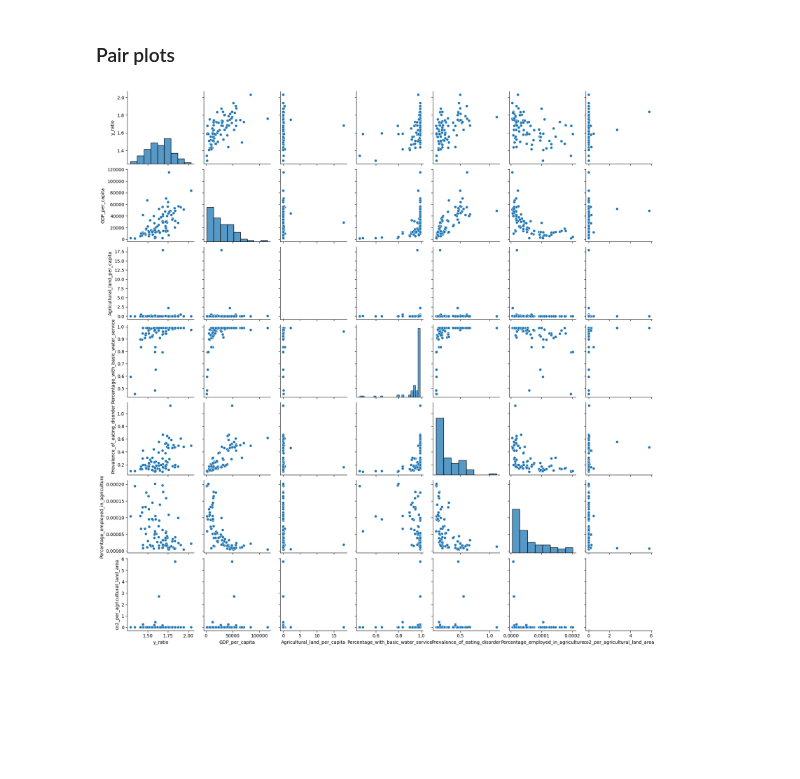
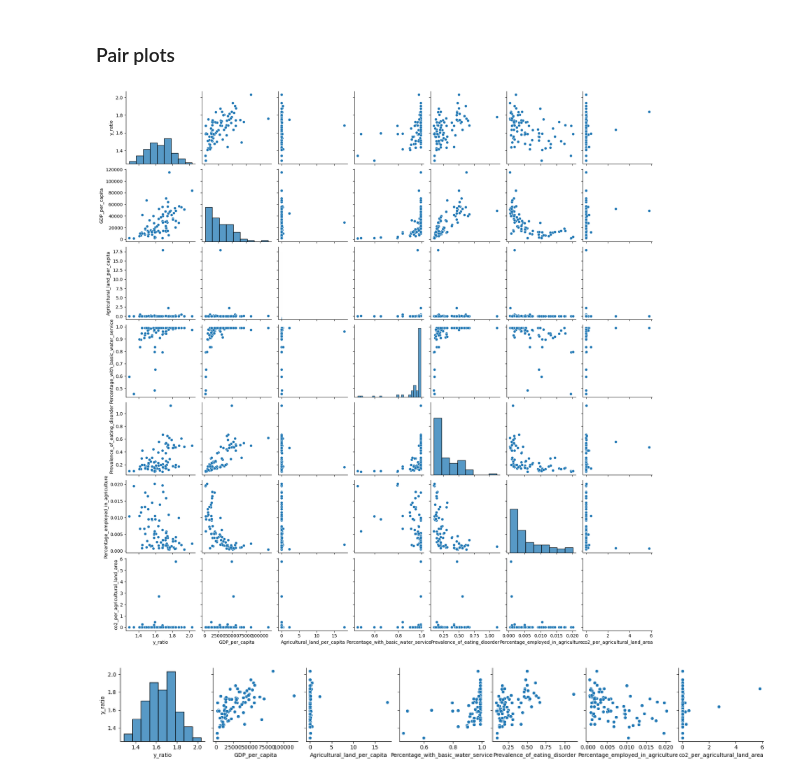
Before and after one commit to tanjoash/2D_data_driven_world, a Jupyter notebook: 2dwork/2D DDW.ipynb, the cells around one changed output. Drawn from its saved outputs; the diff is of its cells as text; code cells hidden in the pictures; blank space fills up the shorter version.

Commit message:
updated the data with pairplot, combined2018 csv v1

```diff
--- a/2dwork/2D DDW.ipynb
+++ b/2dwork/2D DDW.ipynb
@@ -235,7 +240,7 @@ df_eating_disorder_2018
 # %% [markdown]
 #### Getting unique countries for eating disorder data
 # %%
-df_eating_disorder_countries = df_eating_disorder_2018.Country.unique()
+df_eating_disorder_countries = df2018_eating_disorder.Country.unique()
 # %% [markdown]
 ### Extract number of people employed in agriculture data for 2018
 # %%
@@ -336,8 +341,8 @@ df2018_employement = df2018_employement[df2018_employement["Country"].isin(count
 df2018_population = df2018_population[df2018_population["Country"].isin(countries)]
 
 df2018_percentage_employed = df2018_employement.copy()
-df2018_percentage_employed["Total_Population"] = list(df_pop_2018["population"])
-df2018_percentage_employed["Percentage_Employed_In_Agriculture"] = df2018_percentage_employed["Number_employed_in_agriculture"]/df2018_percentage_employed["Total_Population"]
+df2018_percentage_employed["Total_Population"] = list(df2018_population["Population"])
+df2018_percentage_employed["Percentage_Employed_In_Agriculture"] = (df2018_percentage_employed["Number_employed_in_agriculture"]/df2018_percentage_employed["Total_Population"])*100
 df2018_percentage_employed = df2018_percentage_employed.reset_index(drop=True)
 df2018_percentage_employed
 # %% [output]
@@ -384,8 +389,11 @@ df2018_co2_per_land
 ### Filtering the rest of the dataframes needed based on the list of common countries
 # %%
 df2018_GDP = df2018_GDP[df2018_GDP["Country"].isin(countries)]
+df2018_GDP = df2018_GDP.reset_index(drop=True)
 df2018_water = df2018_water[df2018_water["Country"].isin(countries)]
-df_eating_disorder_2018 = df_eating_disorder_2018[df_eating_disorder_2018["Country"].isin(countries)]
+df2018_water = df2018_water.reset_index(drop=True)
+df2018_eating_disorder = df2018_eating_disorder[df2018_eating_disorder["Country"].isin(countries)]
+df2018_eating_disorder = df2018_eating_disorder.reset_index(drop=True)
 # %% [markdown]
 ### Combining all the variables into 1 data frame, filtering the data based on the countries available in countries list
 # %%
@@ -393,7 +401,7 @@ df2018_combined = df2018_y_value.loc[:, ["Country", "y_ratio"]]
 df2018_combined["GDP_per_capita"] = df2018_GDP.loc[:, "GDP_per_capita"]
 df2018_combined["Agricultural_land_per_capita"] = df2018_agriculture_per_pop.loc[:, "Agricultural_Land_Per_Capita"]
 df2018_combined["Percentage_with_basic_water_service"] = df2018_water.loc[:, "Percentage_with_basic_water_service"]
-df2018_combined["Prevalence_of_eating_disorder"] = df_eating_disorder_2018.loc[:, "Prevalence_of_eating_disorder"]
+df2018_combined["Prevalence_of_eating_disorder"] = df2018_eating_disorder.loc[:, "Prevalence_of_eating_disorder"]
 df2018_combined["Percentage_employed_in_agriculture"] = df2018_percentage_employed.loc[:, "Percentage_Employed_In_Agriculture"]
 df2018_combined["co2_per_agricultural_land_area"] = df2018_co2_per_land.loc[:, "co2_per_agricultural_land_area"]
 df2018_combined = df2018_combined.reset_index(drop=True)
@@ -415,6 +425,10 @@ df2018_combined
 # %% [markdown]
 ### Pair plots
+# %%
+myplot = sns.pairplot(data=df2018_combined)
+# %% [output]
+[figure, added]
 # %%
-myplot = sns.pairplot(data=df2018_combined)
+myplot = sns.pairplot(y_vars = "y_ratio", data=df2018_combined)
 # %% [output]
-[figure, old version]
+[figure, new version]
```
Also changed, not shown: parts of 6 cells of this notebook, 1 other file.
